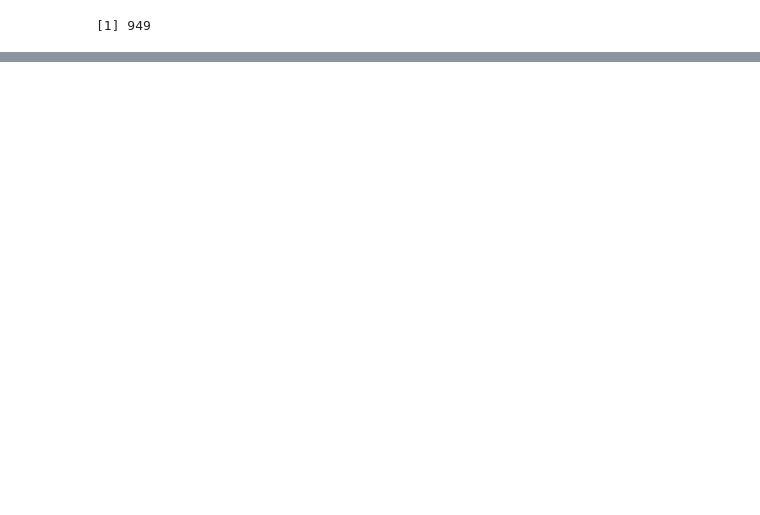
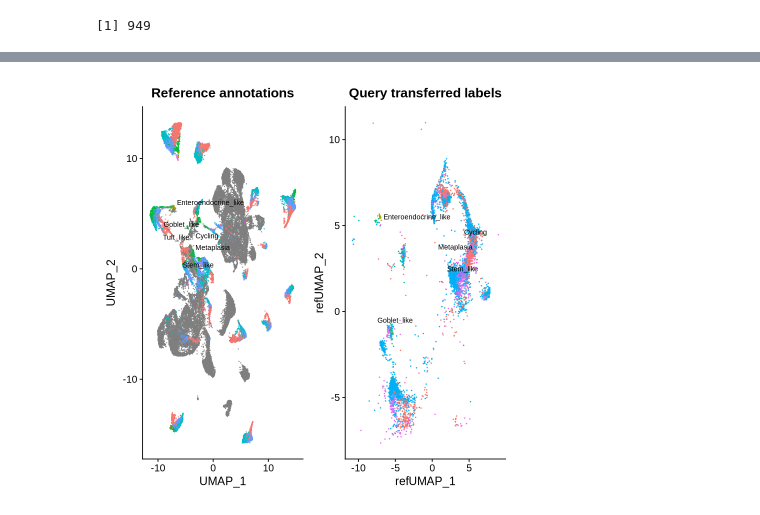
Before and after one commit to vodkatad/scExplo, a Jupyter notebook: dataset/Graph_NN/notebook/seu_int_graph_cyclecorr.ipynb, the cells around one changed output, grey strips where cells are left out. Saved outputs shown, nothing was run; the diff lists cells and outputs as text; code cells hidden in the pictures; blank space fills up the shorter version.

```diff
--- a/dataset/Graph_NN/notebook/seu_int_graph_cyclecorr.ipynb
+++ b/dataset/Graph_NN/notebook/seu_int_graph_cyclecorr.ipynb
@@ -375,0 +122,9 @@ table(df$cluster)
+# %%
+# tejpar
+tej <- readRDS('/mnt/cold1/snaketree/data/tejpar_scRNA/i2_i3_all_merged_sr1_obj.Rds')
+# %%
+tej <- NormalizeData(tej)
+tej <- ScaleData(tej)
+tej <- FindVariableFeatures(tej, selection.method = "vst", nfeatures = nfeatures)
+tej <- RunPCA(tej, verbose = FALSE, npcs = npc)
+tej
@@ -375,0 +155,6 @@ table(df$cluster)
+# %%
+DefaultAssay(sdata) <- "RNA"
+tej.anchors <- FindTransferAnchors(reference = tej, query = sdata, dims = 1:npc,
+    reference.reduction = "pca")#, features=intersect(gt, gm))
+predictions <- TransferData(anchorset = tej.anchors, refdata = tej$celltype, dims = 1:npc)
+sdata <- AddMetaData(sdata, metadata = predictions)
@@ -375,0 +191,15 @@ table(df$cluster)
+# %%
+tej <- RunUMAP(tej, dims = 1:npc, reduction = "pca", return.model = TRUE, verbose=F) # was integrated_cca, borf
+#pancreas.query <- MapQuery(anchorset = pancreas.anchors, reference = pancreas.ref, query = pancreas.query,
+#    refdata = list(celltype = "celltype"), reference.reduction = "pca", reduction.model = "umap")
+
+sdata <- IntegrateEmbeddings(anchorset = tej.anchors, reference = tej, query = sdata,
+    new.reduction.name = "ref.pca")
+sdata <- ProjectUMAP(query = sdata, query.reduction = "ref.pca", reference = tej,
+    reference.reduction = "pca", reduction.model = "umap")
+
+p1 <- DimPlot(tej, reduction = "umap", group.by = "celltype", label = TRUE, label.size = 3,
+    repel = TRUE) + NoLegend() + ggtitle("Reference annotations")
+p2 <- DimPlot(sdata, reduction = "ref.umap", group.by = "predicted.celltype", label = TRUE,
+    label.size = 3, repel = TRUE) + NoLegend() + ggtitle("Query transferred labels")
+p1 + p2
@@ -375,0 +225,8 @@ table(df$cluster)
+# %%
+p1 <- DimPlot(tej, reduction = "umap", group.by = "celltype", label = TRUE, label.size = 3,
+    repel = TRUE) + NoLegend() + ggtitle("Reference annotations")
+p2 <- DimPlot(sdata, reduction = "ref.umap", group.by = "predicted.id", label = TRUE,
+    label.size = 3, repel = TRUE) + NoLegend() + ggtitle("Query transferred labels")
+p1 + p2
+# %% [output]
+[figure, added]
```
Also changed, not shown: parts of 36 cells of this notebook, 4 other files.
